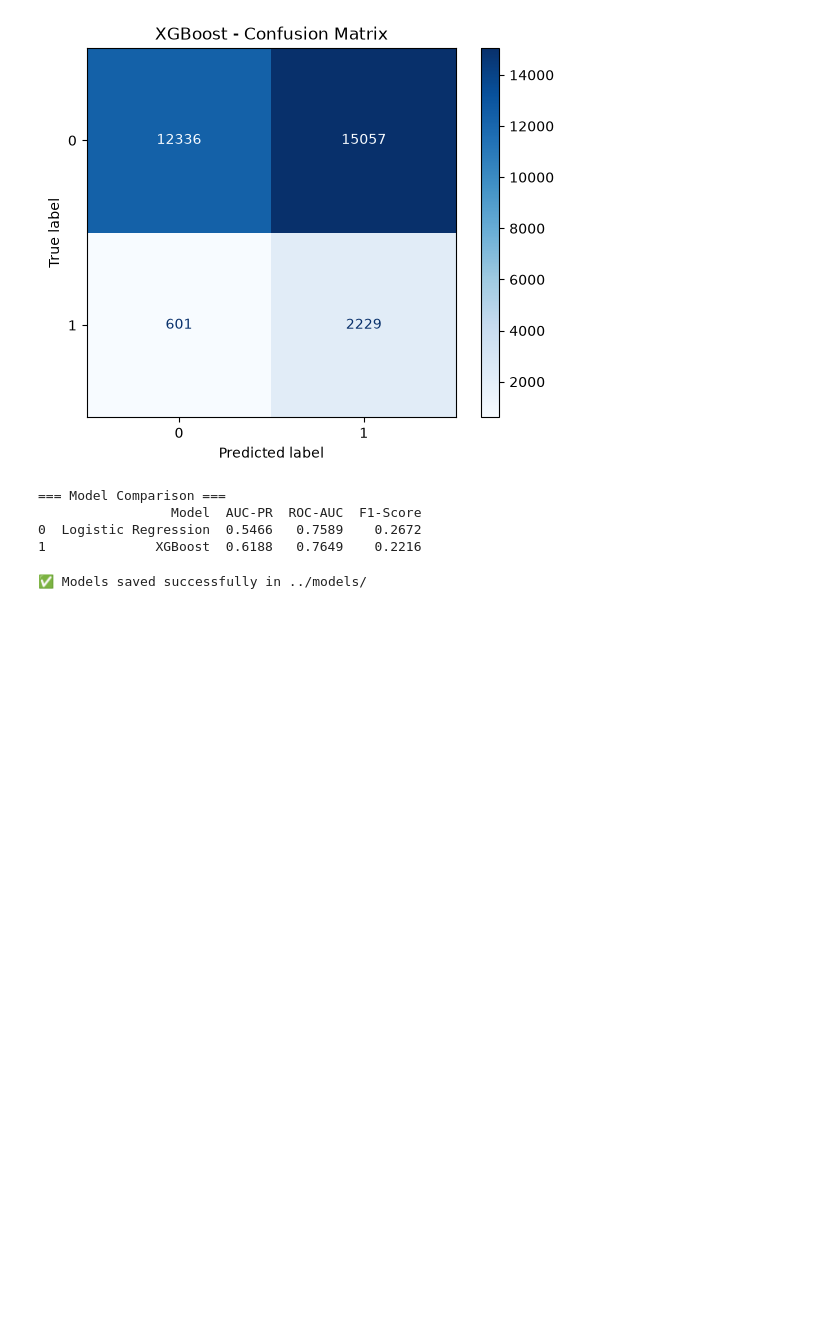
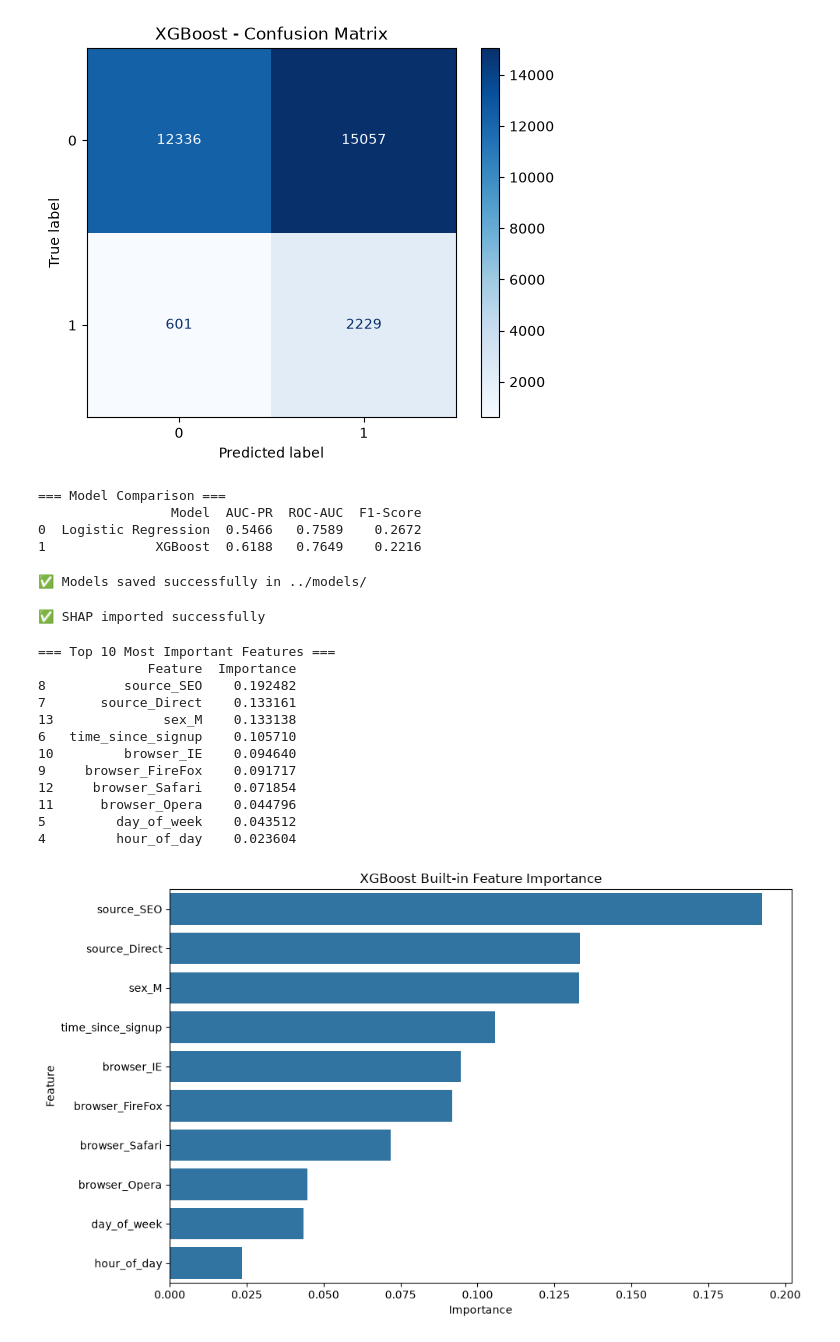
Before and after one commit to Dagi0808/fraud-detection-interim2, a Jupyter notebook: notebooks/eda_creditcard.ipynb, the cells around one changed output. Cells and saved outputs as stored; diff of their text form; code cells hidden in the pictures; blank space fills up the shorter version.

Commit message:
Complete Task 3: SHAP Explainability, Force Plots & Business Recommendations

```diff
--- a/notebooks/eda_creditcard.ipynb
+++ b/notebooks/eda_creditcard.ipynb
@@ -242,3 +244,48 @@ joblib.dump(xgb_model, "../models/xgboost_model.pkl")
 print("✅ Models saved successfully in ../models/")
 # %% [output]
 ✅ Models saved successfully in ../models/
+# %%
+import shap
+import matplotlib.pyplot as plt
+import os
+
+# Create output directory for plots
+os.makedirs("../notebooks/shap_plots", exist_ok=True)
+
+print("✅ SHAP imported successfully")
+# %% [output]
+✅ SHAP imported successfully
+# %%
+# Built-in XGBoost Feature Importance
+importance = xgb_model.feature_importances_
+feature_names = X.columns
+
+feat_imp = pd.DataFrame({
+    'Feature': feature_names,
+    'Importance': importance
+}).sort_values('Importance', ascending=False)
+
+print("=== Top 10 Most Important Features ===")
+print(feat_imp.head(10))
+
+# Plot
+plt.figure(figsize=(10, 6))
+sns.barplot(x='Importance', y='Feature', data=feat_imp.head(10))
+plt.title("XGBoost Built-in Feature Importance")
+plt.tight_layout()
+plt.savefig("../notebooks/shap_plots/xgb_feature_importance.png")
+plt.show()
+# %% [output]
+=== Top 10 Most Important Features ===
+              Feature  Importance
+8          source_SEO    0.192482
+7       source_Direct    0.133161
+13              sex_M    0.133138
+6   time_since_signup    0.105710
+10         browser_IE    0.094640
+9     browser_FireFox    0.091717
+12     browser_Safari    0.071854
+11      browser_Opera    0.044796
+5         day_of_week    0.043512
+4         hour_of_day    0.023604
+[figure, added]
```
Also changed, not shown: parts of 5 cells of this notebook.
